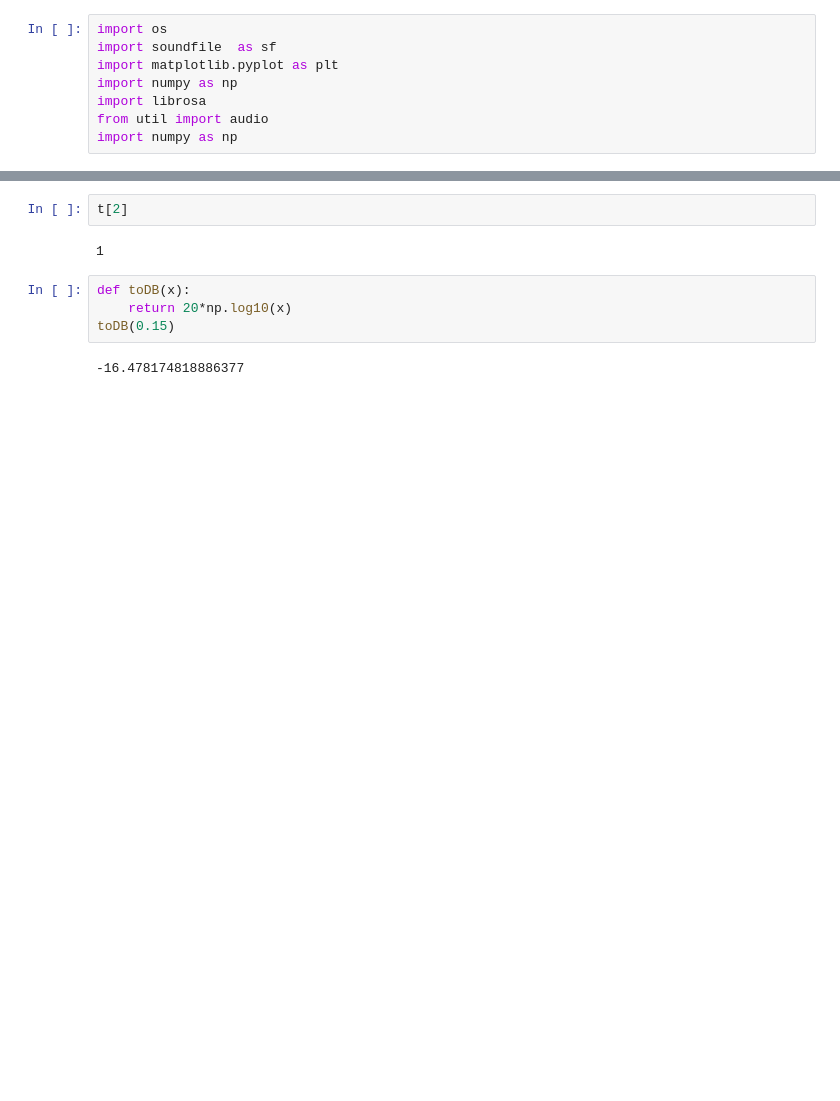
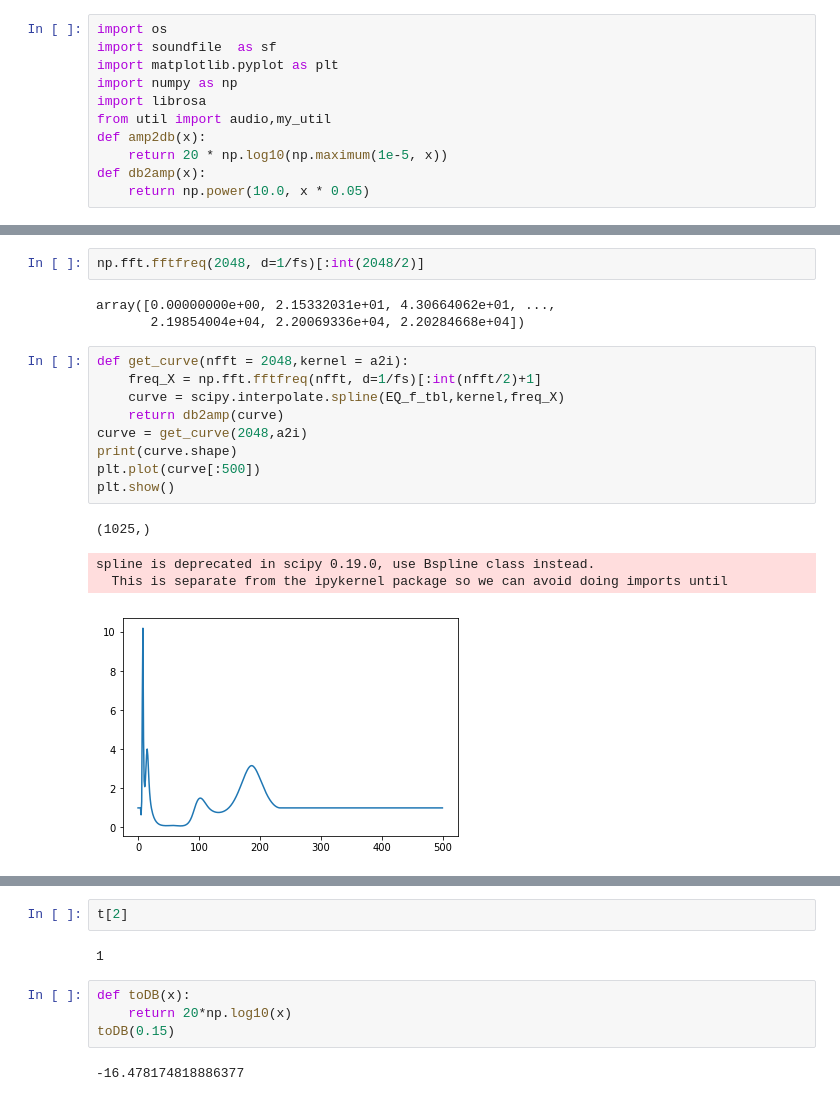
Before and after one commit to BeyondCloud/FUJI_Graphic_EQ, a Jupyter notebook: Bandpass_filter.ipynb, the cells around one changed output, grey strips where cells are left out. Saved outputs shown, nothing was run; the diff lists cells and outputs as text; blank space fills up the shorter version.

```diff
--- a/Bandpass_filter.ipynb
+++ b/Bandpass_filter.ipynb
@@ -4,6 +4,9 @@ import soundfile  as sf
 import matplotlib.pyplot as plt
 import numpy as np
 import librosa
-from util import audio
-import numpy as np
+from util import audio,my_util
+def amp2db(x):
+    return 20 * np.log10(np.maximum(1e-5, x))
+def db2amp(x):
+    return np.power(10.0, x * 0.05)
 # %%
@@ -45,0 +33,19 @@ key: 8000 , value: 0
+# %%
+np.fft.fftfreq(2048, d=1/fs)[:int(2048/2)]
+# %% [output]
+array([0.00000000e+00, 2.15332031e+01, 4.30664062e+01, ...,
+       2.19854004e+04, 2.20069336e+04, 2.20284668e+04])
+# %%
+def get_curve(nfft = 2048,kernel = a2i):
+    freq_X = np.fft.fftfreq(nfft, d=1/fs)[:int(nfft/2)+1]
+    curve = scipy.interpolate.spline(EQ_f_tbl,kernel,freq_X)
+    return db2amp(curve)
+curve = get_curve(2048,a2i)
+print(curve.shape)
+plt.plot(curve[:500])
+plt.show()
+# %% [output]
+(1025,)
+spline is deprecated in scipy 0.19.0, use Bspline class instead.
+  This is separate from the ipykernel package so we can avoid doing imports until
+[figure, added]
```
Also changed, not shown: parts of 8 cells of this notebook.
